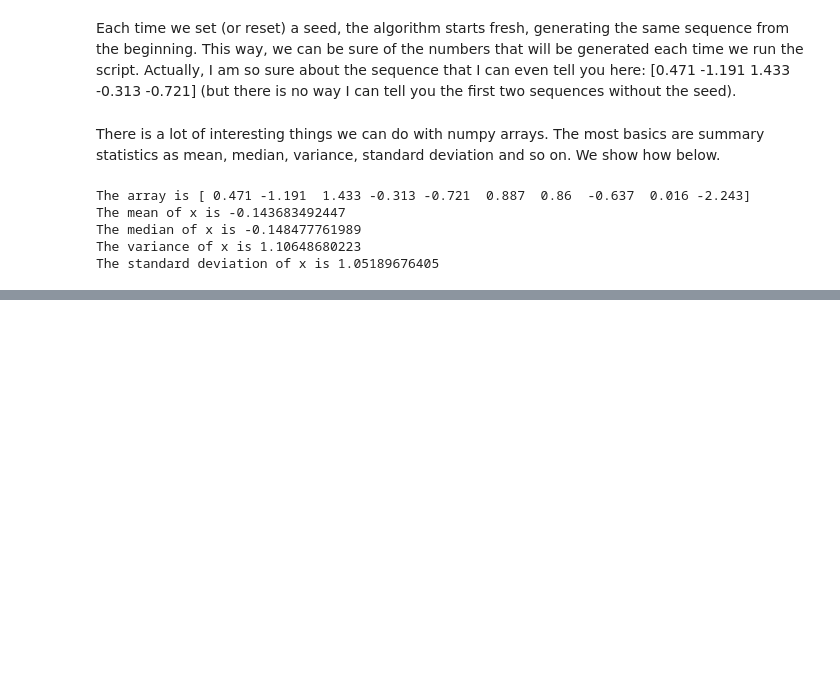
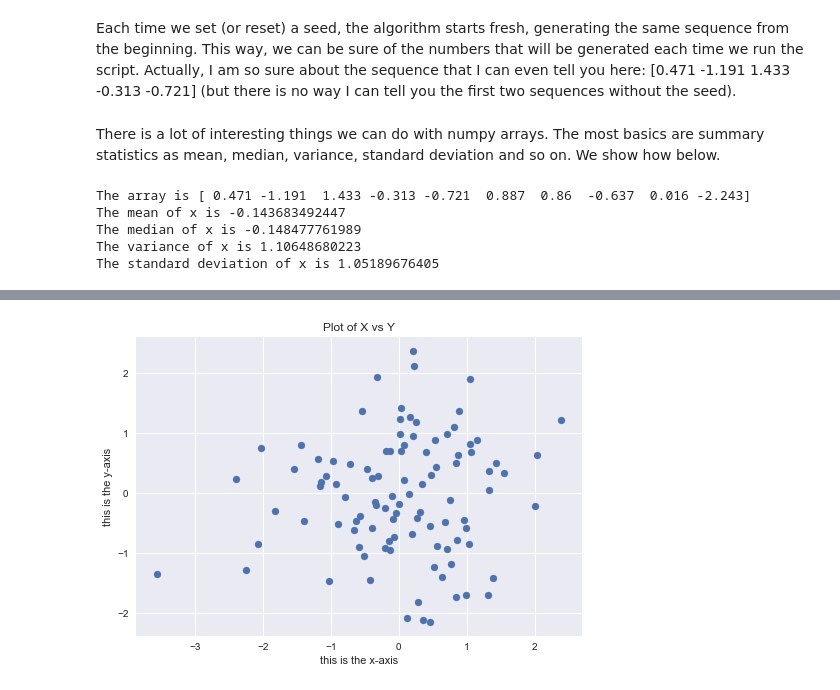
Before and after one commit to ashley-young/ISLP, a Jupyter notebook: lab02.ipynb, the cells around one changed output, grey strips where cells are left out. Saved outputs shown, nothing was run; the diff lists cells and outputs as text; code cells hidden in the pictures; blank space fills up the shorter version.

Commit message:
Lab 2 is almost done. Most content is already finished.

```diff
--- a/lab02.ipynb
+++ b/lab02.ipynb
@@ -246,0 +231,21 @@ The standard deviation of x is 1.05189676405
+# %%
+%matplotlib inline
+
+import matplotlib.pyplot as plt # This is the standard way to import matplotlib.pyplot.
+import seaborn as sns # Seaborn is used here just to provide a better look.
+sns.set()
+
+np.random.seed(1234) # Keep it reproducuble.
+
+x = np.random.normal(size=100)
+y = np.random.normal(size=100)
+
+fig, ax = plt.subplots() # Create new Figure and Axes objects.
+
+plt.scatter(x, y) # This is one of the most basic plots. It simply plots points.
+
+plt.xlabel("this is the x-axis") # We can add title, labels, legend etc.
+plt.ylabel("this is the y-axis")
+plt.title("Plot of X vs Y");
+# %% [output]
+[figure, added]
```
Also changed, not shown: parts of 45 cells of this notebook.
